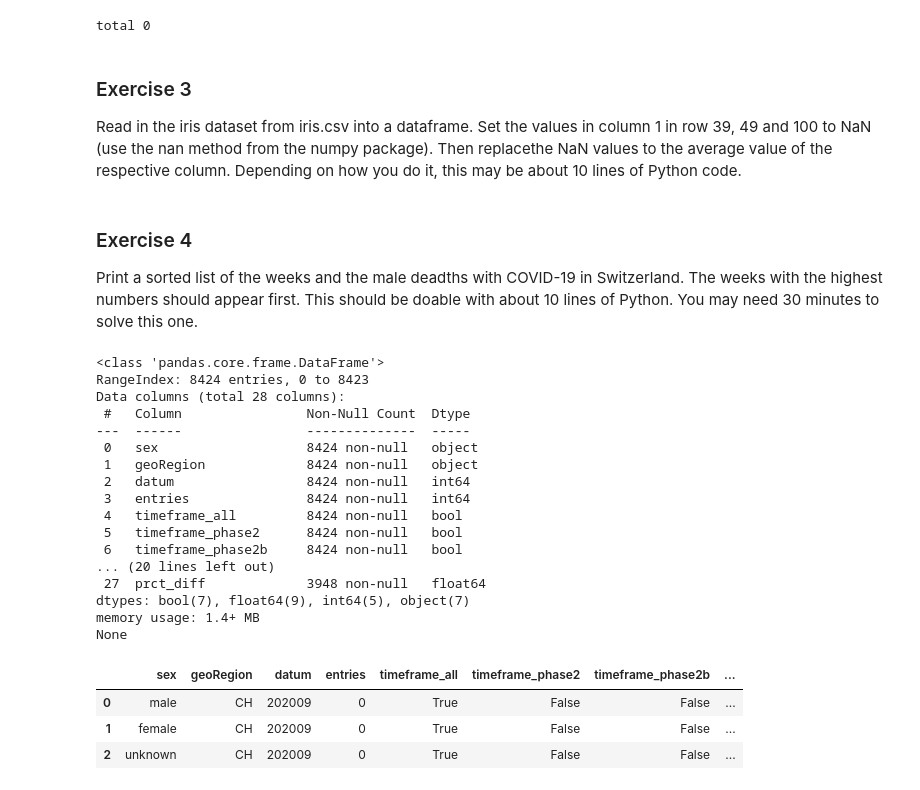
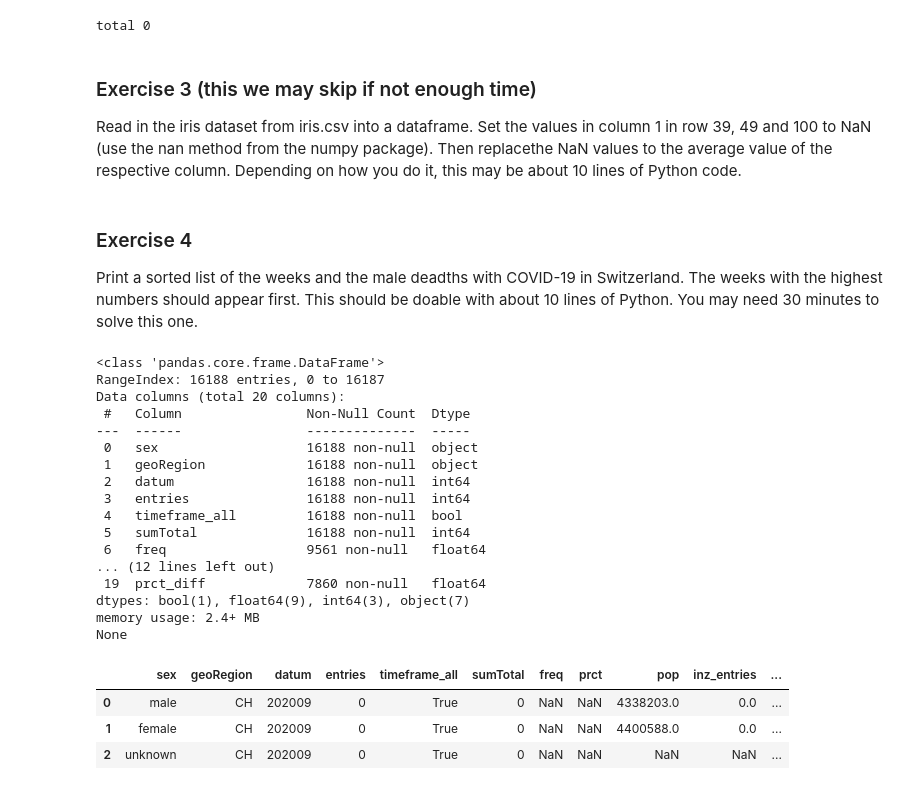
Before and after one commit to sigvehaug/CAS-Applied-Data-Science, a Jupyter notebook: Module-1/M1-D1-DM-Sol.ipynb, the cells around one changed output. Drawn from its saved outputs; the diff is of its cells as text; code cells hidden in the pictures.

```diff
--- a/Module-1/M1-D1-DM-Sol.ipynb
+++ b/Module-1/M1-D1-DM-Sol.ipynb
@@ -497,7 +513,7 @@ for file in nb_files:
 # %% [output]
 total 0
 # %% [markdown]
-### Exercise 3
+### Exercise 3 (this we may skip if not enough time)
 
 Read in the iris dataset from iris.csv into a dataframe. Set the values in column 1 in row 39, 49 and 100 to NaN (use the nan method from the numpy package). Then replacethe NaN values to the average value of the respective column. Depending on how you do it, this may be about 10 lines of Python code.
 # %%
@@ -507,34 +523,36 @@ Read in the iris dataset from iris.csv into a dataframe. Set the values in colum
 
 Print a sorted list of the weeks and the male deadths with COVID-19 in Switzerland. The weeks with the highest numbers should appear first. This should be doable with about 10 lines of Python. You may need 30 minutes to solve this one.
 # %%
-url = 'https://www.covid19.admin.ch/api/data/20210824-jrvdp23s/sources/COVID19Test_geoRegion_all.json'
+import pandas as pd
+#url = 'https://www.covid19.admin.ch/api/data/20210824-jrvdp23s/sources/COVID19Test_geoRegion_all.json'
 #df_cov = pd.io.json.read_json(url)
-url = 'https://www.covid19.admin.ch/api/data/20210824-jrvdp23s/sources/COVID19Death_geoRegion_sex_w.csv'
+#url = 'https://www.covid19.admin.ch/api/data/20210824-jrvdp23s/sources/COVID19Death_geoRegion_sex_w.csv'
+url = 'https://www.covid19.admin.ch/api/data/20230815-7ixiby4u/sources/COVID19Death_geoRegion_sex_w.csv'
 df_cov = pd.read_csv(url)
 print(df_cov.info())
 df_cov.head(3)
 # %% [output]
 <class 'pandas.core.frame.DataFrame'>
-RangeIndex: 8424 entries, 0 to 8423
-Data columns (total 28 columns):
+RangeIndex: 16188 entries, 0 to 16187
+Data columns (total 20 columns):
  #   Column                Non-Null Count  Dtype
 ---  ------                --------------  -----
- 0   sex                   8424 non-null   object
- 1   geoRegion             8424 non-null   object
- 2   datum                 8424 non-null   int64
- 3   entries               8424 non-null   int64
- 4   timeframe_all         8424 non-null   bool
- 5   timeframe_phase2      8424 non-null   bool
- 6   timeframe_phase2b     8424 non-null   bool
-... (20 lines left out)
- 27  prct_diff             3948 non-null   float64
-dtypes: bool(7), float64(9), int64(5), object(7)
-memory usage: 1.4+ MB
+ 0   sex                   16188 non-null  object
+ 1   geoRegion             16188 non-null  object
+ 2   datum                 16188 non-null  int64
+ 3   entries               16188 non-null  int64
+ 4   timeframe_all         16188 non-null  bool
+ 5   sumTotal              16188 non-null  int64
+ 6   freq                  9561 non-null   float64
+... (12 lines left out)
+ 19  prct_diff             7860 non-null   float64
+dtypes: bool(1), float64(9), int64(3), object(7)
+memory usage: 2.4+ MB
 None
-|  | sex | geoRegion | datum | entries | timeframe_all | timeframe_phase2 | timeframe_phase2b | ... |
-| 0 | male | CH | 202009 | 0 | True | False | False | ... |
-| 1 | female | CH | 202009 | 0 | True | False | False | ... |
-| 2 | unknown | CH | 202009 | 0 | True | False | False | ... |
+|  | sex | geoRegion | datum | entries | timeframe_all | sumTotal | freq | prct | pop | inz_entries | ... |
+| 0 | male | CH | 202009 | 0 | True | 0 | NaN | NaN | 4338203.0 | 0.0 | ... |
+| 1 | female | CH | 202009 | 0 | True | 0 | NaN | NaN | 4400588.0 | 0.0 | ... |
+| 2 | unknown | CH | 202009 | 0 | True | 0 | NaN | NaN | NaN | NaN | ... |
 # %%
 g = df_cov.groupby('sex')
 print(g.size())
```
Also changed, not shown: parts of 18 cells of this notebook.
